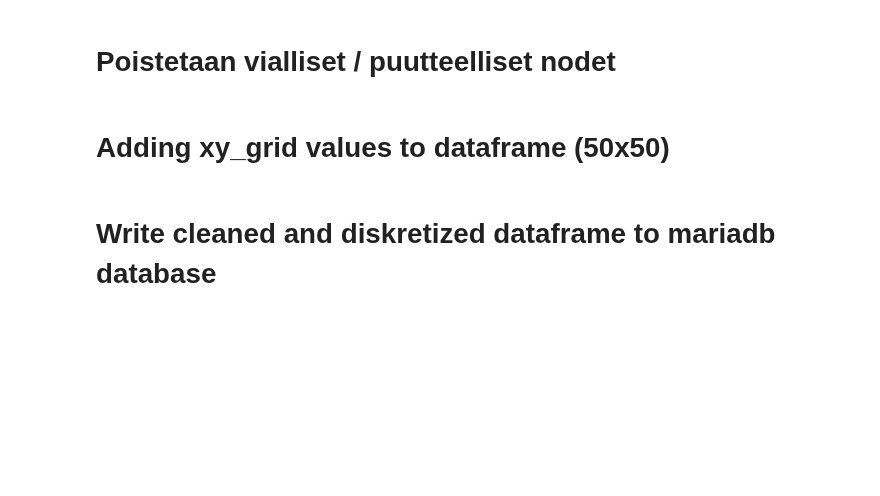
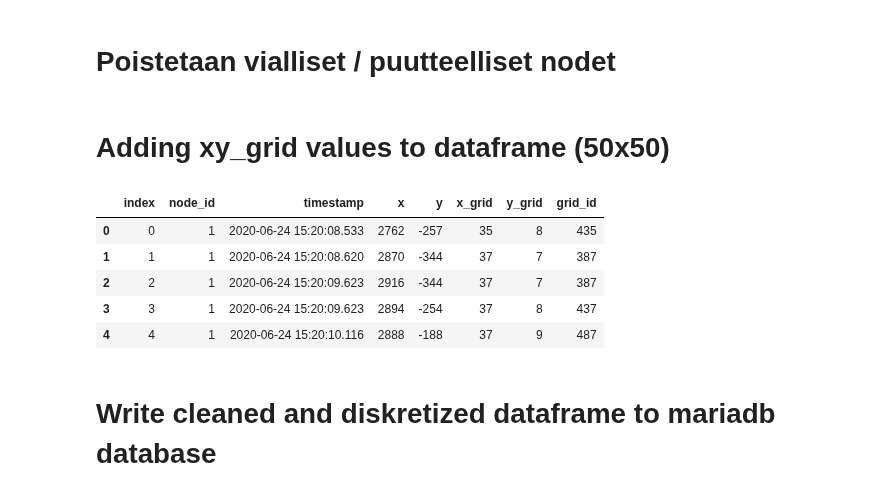
Before and after one commit to Erik-Eki/Project-2-machine-learning-applications, a Jupyter notebook: main.ipynb, the cells around one changed output. Cells and saved outputs as stored; diff of their text form; code cells hidden in the pictures; blank space fills up the shorter version.

```diff
--- a/main.ipynb
+++ b/main.ipynb
@@ -111,7 +109,15 @@ df1 = df1[df1.node_id != 32]
 # %% [markdown]
 # Adding xy_grid values to dataframe (50x50)
 # %%
-df1 = xy_to_grid(df1, df1.x, df1.y, 50)
+grid_size = 50
+df1 = xy_to_grid(df1, df1.x, df1.y, grid_size)
 df1.head()
+# %% [output]
+|  | index | node_id | timestamp | x | y | x_grid | y_grid | grid_id |
+| 0 | 0 | 1 | 2020-06-24 15:20:08.533 | 2762 | -257 | 35 | 8 | 435 |
+| 1 | 1 | 1 | 2020-06-24 15:20:08.620 | 2870 | -344 | 37 | 7 | 387 |
+| 2 | 2 | 1 | 2020-06-24 15:20:09.623 | 2916 | -344 | 37 | 7 | 387 |
+| 3 | 3 | 1 | 2020-06-24 15:20:09.623 | 2894 | -254 | 37 | 8 | 437 |
+| 4 | 4 | 1 | 2020-06-24 15:20:10.116 | 2888 | -188 | 37 | 9 | 487 |
 # %% [markdown]
 # Write cleaned and diskretized dataframe to mariadb database
```
Also changed, not shown: parts of 16 cells of this notebook, 3 other files.
